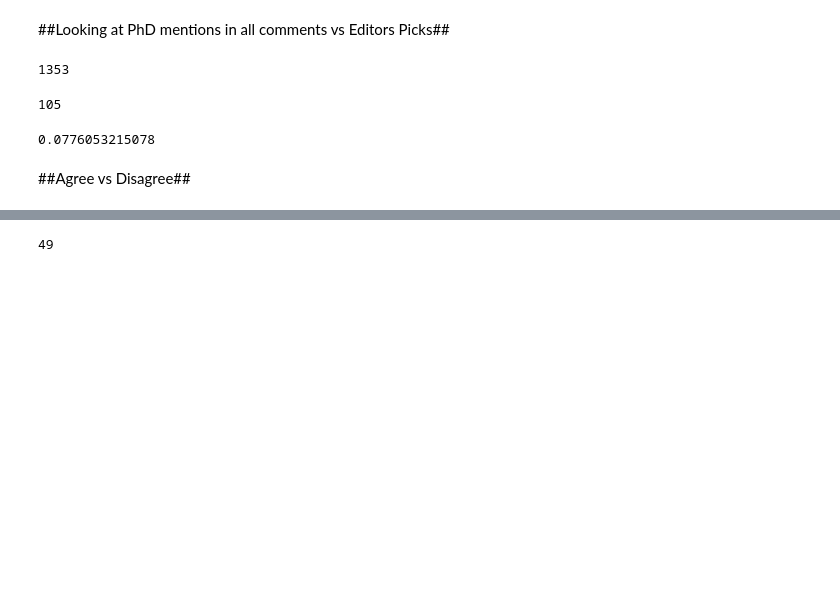
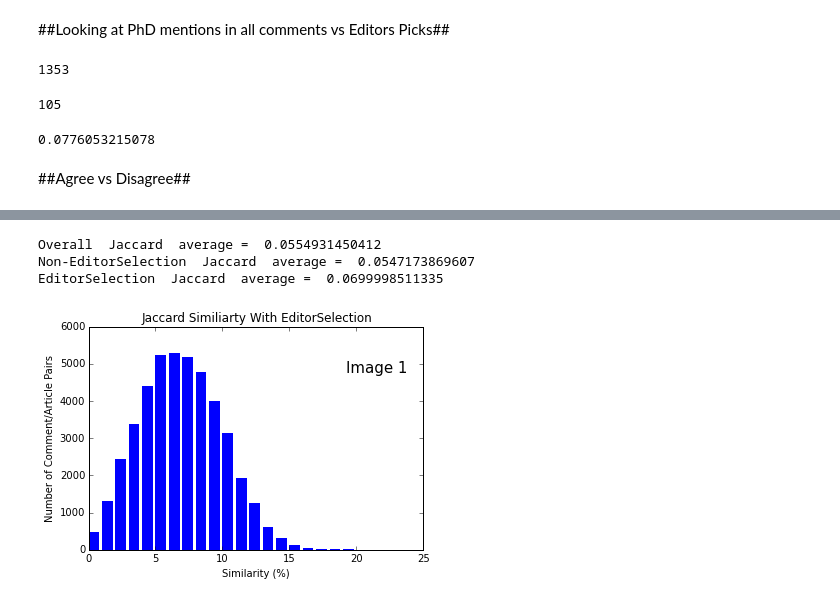
Before and after one commit to johnnyg12791/224u_project, a Jupyter notebook: database/John's Graphs (Local Machine DB).ipynb, the cells around one changed output, grey strips where cells are left out. Drawn from its saved outputs; the diff is of its cells as text; code cells hidden in the pictures; blank space fills up the shorter version.

```diff
--- a/database/John's Graphs (Local Machine DB).ipynb
+++ b/database/John's Graphs (Local Machine DB).ipynb
@@ -35,7 +34,6 @@ make_bar_graph(x, y, 'Number of Sentences', 'Number of Articles', 'All Comments
 # %% [output]
 [figure]
 # %%
-cursor = comments_db.cursor()
 cursor.execute("""
                 SELECT n_sentences, COUNT(*)
                 FROM Features
@@ -43,8 +41,6 @@ cursor.execute("""
                 GROUP BY n_sentences
                 """)
 all_rows = cursor.fetchall()
-comments_db.commit()
-cursor.close()
 n_sentence_list_editors_picks = [x[1] for x in all_rows]
 # %%
 x = range(len(n_sentence_list_editors_picks))
@@ -147,0 +234,6 @@ print num_agree_total
+# %%
+overall, non_editor_selection, editor_selection = get_feature_average("Cosine")
+# %% [output]
+Overall  Jaccard  average =  0.0554931450412
+Non-EditorSelection  Jaccard  average =  0.0547173869607
+EditorSelection  Jaccard  average =  0.0699998511335
@@ -148,9 +242,7 @@ print num_agree_total
 # %%
-num_disagree_total = get_count_from_query("""
-                SELECT COUNT(*)
+cursor.execute("""
+                SELECT Jaccard
                 FROM Features
-                WHERE Obama = 1 AND EditorSelection = 1
+                WHERE EditorSelection = 1
                 """)
-print num_disagree_total
+jaccard_w_editor_selection = cursor.fetchall()
-# %% [output]
-49
@@ -167,0 +249,8 @@ print num_disagree_total
+# %%
+ys = [0]*25
+for sim in jaccard_w_editor_selection:
+    ys[int(sim[0] * 100)] += 1
+
+make_bar_graph(range(0, 25), ys, 'Similarity (%)', 'Number of Comment/Article Pairs', 'Jaccard Similiarty With EditorSelection', 1)
+# %% [output]
+[figure, added]
```
Also changed, not shown: parts of 24 cells of this notebook, 5 other files.
